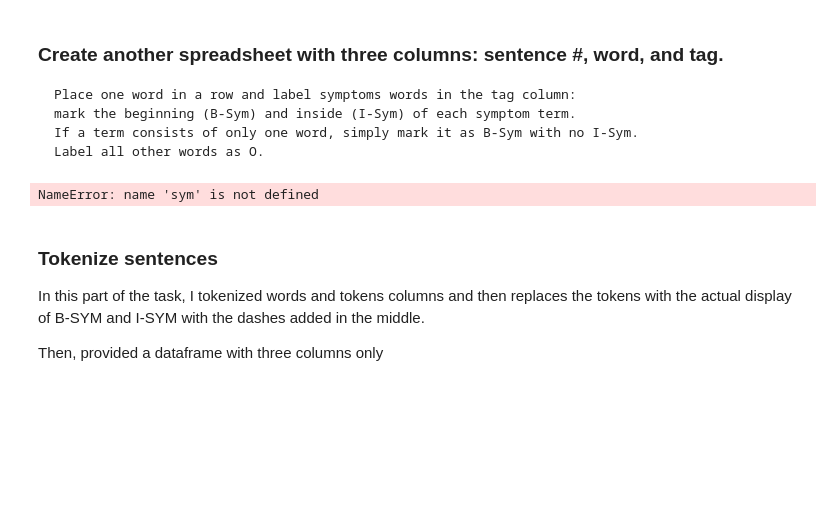
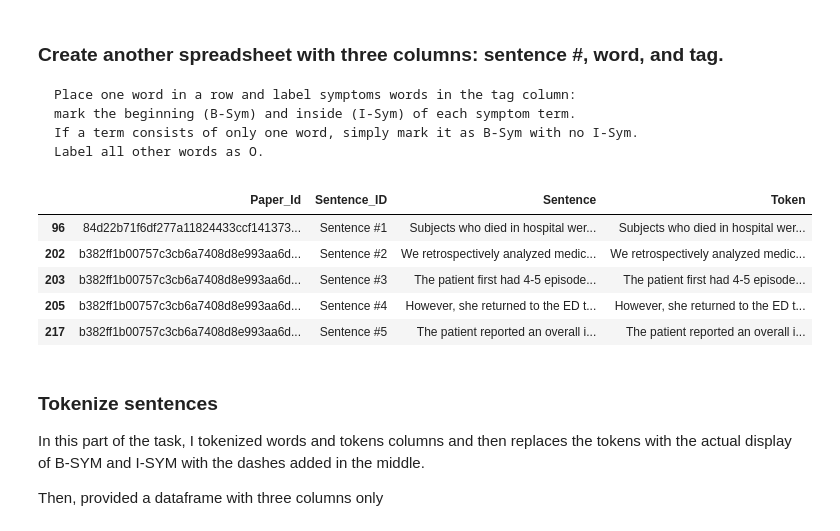
Before and after one commit to elif-tr/Covid19, a Jupyter notebook: Covid19-Project_original_to_work_on.ipynb, the cells around one changed output. Cells and saved outputs as stored; diff of their text form; code cells hidden in the pictures; blank space fills up the shorter version.

```diff
--- a/Covid19-Project_original_to_work_on.ipynb
+++ b/Covid19-Project_original_to_work_on.ipynb
@@ -243,5 +251,0 @@ def repl(m):
-# %%
-pattern = '\\b' + '\\b|\\b'.join(sym) + '\\b'
-covid_df['Token'] = covid_df['Sentence'].str.replace(pattern, repl, flags = re.IGNORECASE)
-# %% [output]
-NameError: name 'sym' is not defined
@@ -252,3 +255,12 @@ covid_df['Sentence_ID'] = ['Sentence #%s' %i for i in range(1, len(covid_df) + 1
+# %%
+covid_data.head()
+# %% [output]
+|  | Paper_Id | Sentence_ID | Sentence | Token |
+| 96 | 84d22b71f6df277a11824433ccf141373... | Sentence #1 | Subjects who died in hospital wer... | Subjects who died in hospital wer... |
+| 202 | b382ff1b00757c3cb6a7408d8e993aa6d... | Sentence #2 | We retrospectively analyzed medic... | We retrospectively analyzed medic... |
+| 203 | b382ff1b00757c3cb6a7408d8e993aa6d... | Sentence #3 | The patient first had 4-5 episode... | The patient first had 4-5 episode... |
+| 205 | b382ff1b00757c3cb6a7408d8e993aa6d... | Sentence #4 | However, she returned to the ED t... | However, she returned to the ED t... |
+| 217 | b382ff1b00757c3cb6a7408d8e993aa6d... | Sentence #5 | The patient reported an overall i... | The patient reported an overall i... |
 # %% [markdown]
 ### Tokenize sentences
 
```
Also changed, not shown: parts of 43 cells of this notebook.
